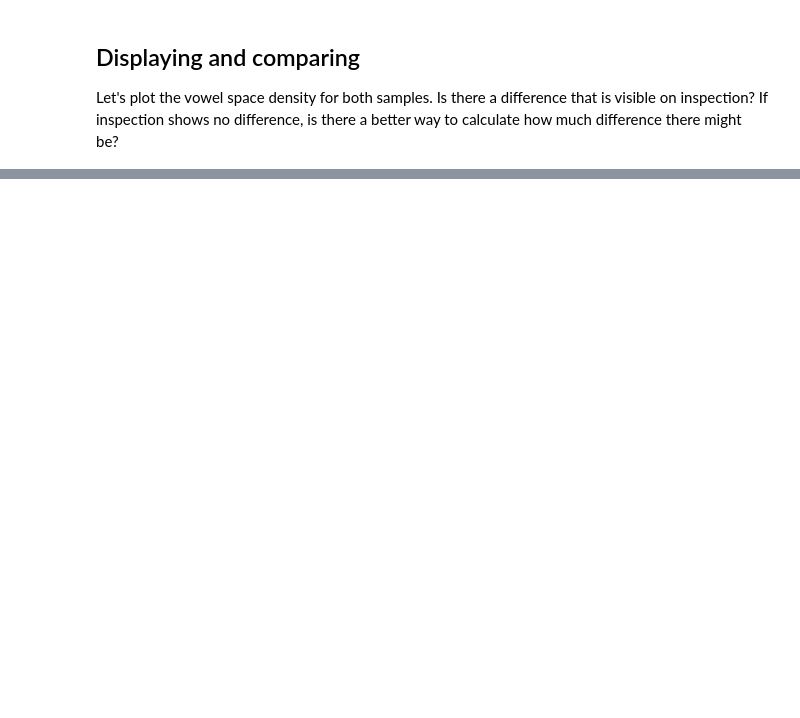
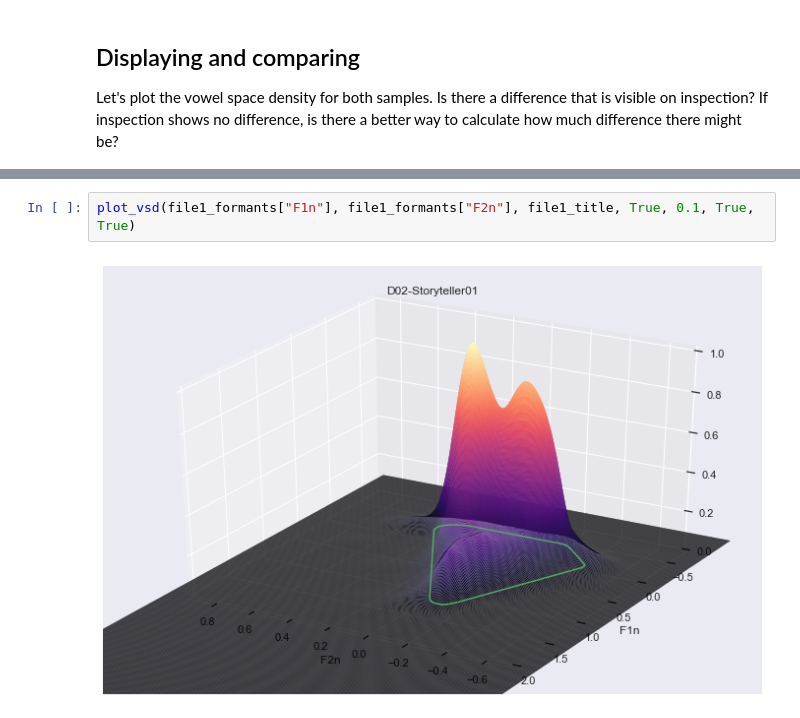
Before and after one commit to euangeleo/vsd-verify, a Jupyter notebook: Q3 - Zhuang speakers but same localect/Q3 same localect different speakers.ipynb, the cells around one changed output, grey strips where cells are left out. Drawn from its saved outputs; the diff is of its cells as text; blank space fills up the shorter version.

```diff
--- a/Q3 - Zhuang speakers but same localect/Q3 same localect different speakers.ipynb
+++ b/Q3 - Zhuang speakers but same localect/Q3 same localect different speakers.ipynb
@@ -183,0 +205,4 @@ plt.show()
+# %%
+plot_vsd(file1_formants["F1n"], file1_formants["F2n"], file1_title, True, 0.1, True, True)
+# %% [output]
+[figure, added]
```
Also changed, not shown: parts of 22 cells of this notebook, 5 other files.
